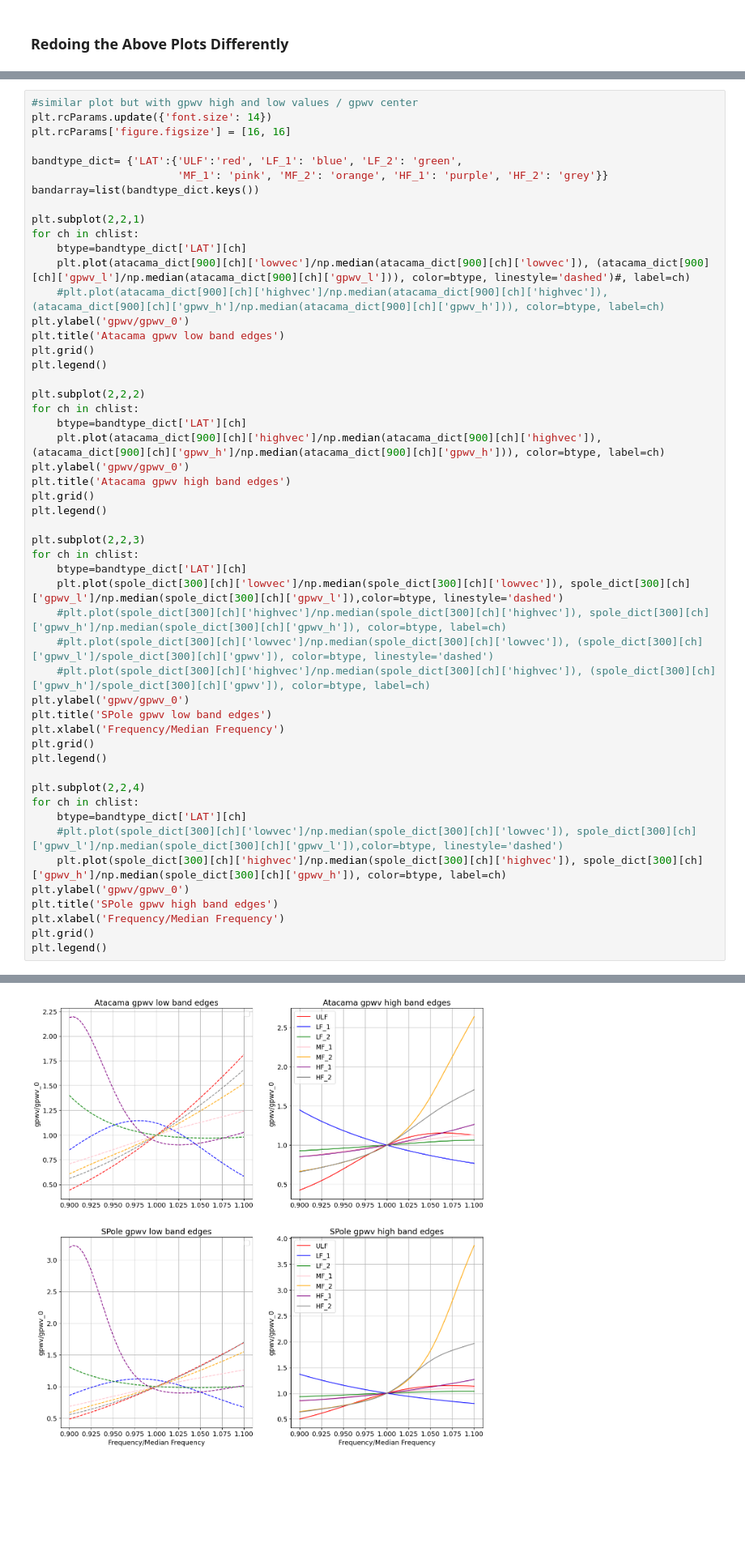
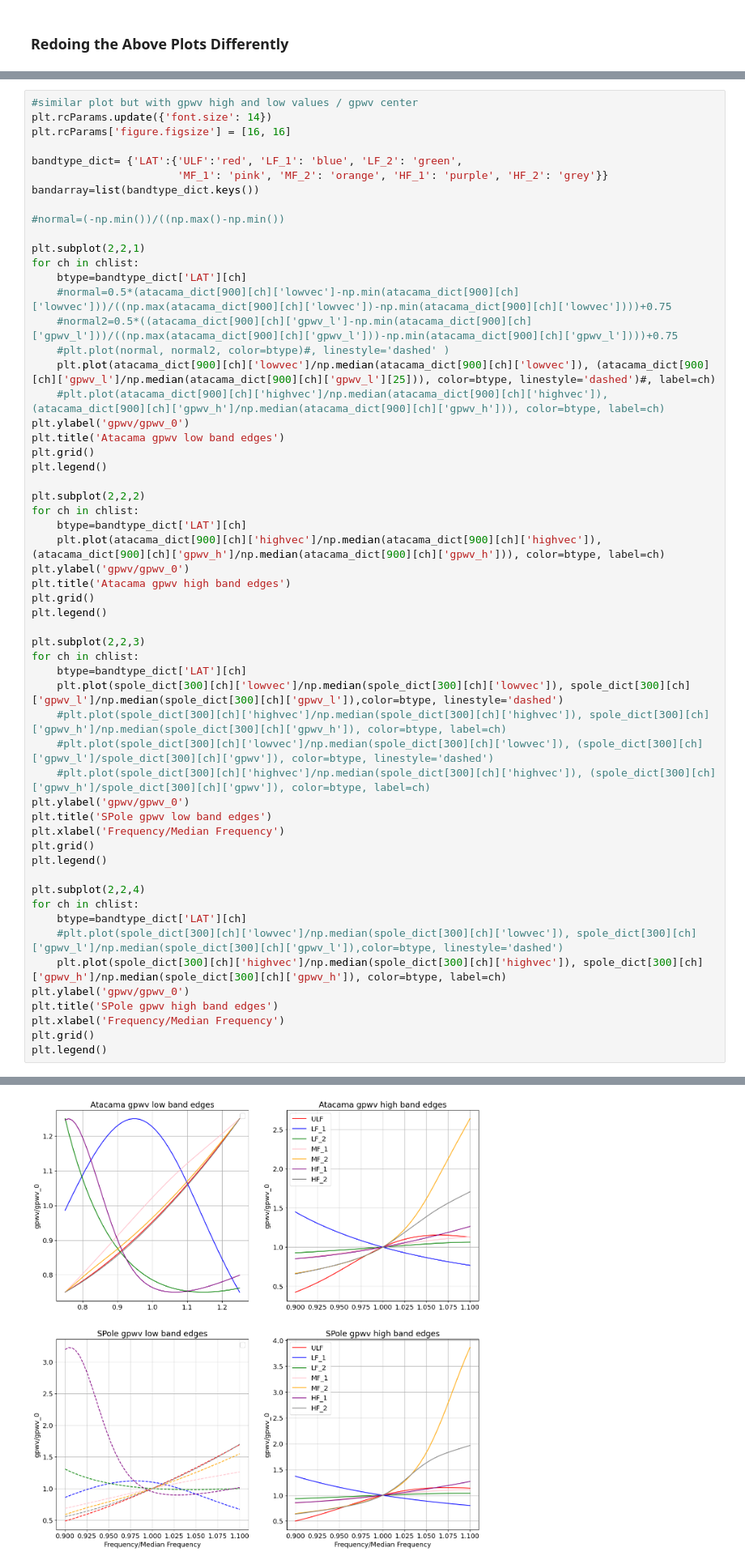
Before and after one commit to JohnRuhl/Atmos_pwv_flucts, a Jupyter notebook: Atmos_pwv_flucts.ipynb, the cells around one changed output, grey strips where cells are left out. Shown at 81% size. Saved outputs shown, nothing was run; the diff lists cells and outputs as text; blank space fills up the shorter version.

Commit message:
new plots adjusted

```diff
--- a/Atmos_pwv_flucts.ipynb
+++ b/Atmos_pwv_flucts.ipynb
@@ -1155,10 +1162,15 @@ bandtype_dict= {'LAT':{'ULF':'red', 'LF_1': 'blue', 'LF_2': 'green',
                        'MF_1': 'pink', 'MF_2': 'orange', 'HF_1': 'purple', 'HF_2': 'grey'}}
 bandarray=list(bandtype_dict.keys())
 
+#normal=(-np.min())/((np.max()-np.min())
+
 plt.subplot(2,2,1)
 for ch in chlist:
     btype=bandtype_dict['LAT'][ch]
-    plt.plot(atacama_dict[900][ch]['lowvec']/np.median(atacama_dict[900][ch]['lowvec']), (atacama_dict[900][ch]['gpwv_l']/np.median(atacama_dict[900][ch]['gpwv_l'])), color=btype, linestyle='dashed')#, label=ch)
+    #normal=0.5*(atacama_dict[900][ch]['lowvec']-np.min(atacama_dict[900][ch]['lowvec']))/((np.max(atacama_dict[900][ch]['lowvec'])-np.min(atacama_dict[900][ch]['lowvec'])))+0.75
+    #normal2=0.5*((atacama_dict[900][ch]['gpwv_l']-np.min(atacama_dict[900][ch]['gpwv_l']))/((np.max(atacama_dict[900][ch]['gpwv_l']))-np.min(atacama_dict[900][ch]['gpwv_l'])))+0.75
+    #plt.plot(normal, normal2, color=btype)#, linestyle='dashed' )
+    plt.plot(atacama_dict[900][ch]['lowvec']/np.median(atacama_dict[900][ch]['lowvec']), (atacama_dict[900][ch]['gpwv_l']/np.median(atacama_dict[900][ch]['gpwv_l'][25])), color=btype, linestyle='dashed')#, label=ch)
     #plt.plot(atacama_dict[900][ch]['highvec']/np.median(atacama_dict[900][ch]['highvec']), (atacama_dict[900][ch]['gpwv_h']/np.median(atacama_dict[900][ch]['gpwv_h'])), color=btype, label=ch)
 plt.ylabel('gpwv/gpwv_0')
 plt.title('Atacama gpwv low band edges')
@@ -1174,31 +1186,31 @@ plt.title('Atacama gpwv high band edges')
 plt.grid()
 plt.legend()
 
 plt.subplot(2,2,3)
 for ch in chlist:
     btype=bandtype_dict['LAT'][ch]
     plt.plot(spole_dict[300][ch]['lowvec']/np.median(spole_dict[300][ch]['lowvec']), spole_dict[300][ch]['gpwv_l']/np.median(spole_dict[300][ch]['gpwv_l']),color=btype, linestyle='dashed')
     #plt.plot(spole_dict[300][ch]['highvec']/np.median(spole_dict[300][ch]['highvec']), spole_dict[300][ch]['gpwv_h']/np.median(spole_dict[300][ch]['gpwv_h']), color=btype, label=ch)
     #plt.plot(spole_dict[300][ch]['lowvec']/np.median(spole_dict[300][ch]['lowvec']), (spole_dict[300][ch]['gpwv_l']/spole_dict[300][ch]['gpwv']), color=btype, linestyle='dashed')
     #plt.plot(spole_dict[300][ch]['highvec']/np.median(spole_dict[300][ch]['highvec']), (spole_dict[300][ch]['gpwv_h']/spole_dict[300][ch]['gpwv']), color=btype, label=ch)
 plt.ylabel('gpwv/gpwv_0')
 plt.title('SPole gpwv low band edges')
 plt.xlabel('Frequency/Median Frequency')
 plt.grid()
 plt.legend()
 
 plt.subplot(2,2,4)
 for ch in chlist:
     btype=bandtype_dict['LAT'][ch]
     #plt.plot(spole_dict[300][ch]['lowvec']/np.median(spole_dict[300][ch]['lowvec']), spole_dict[300][ch]['gpwv_l']/np.median(spole_dict[300][ch]['gpwv_l']),color=btype, linestyle='dashed')
     plt.plot(spole_dict[300][ch]['highvec']/np.median(spole_dict[300][ch]['highvec']), spole_dict[300][ch]['gpwv_h']/np.median(spole_dict[300][ch]['gpwv_h']), color=btype, label=ch)
 plt.ylabel('gpwv/gpwv_0')
 plt.title('SPole gpwv high band edges')
 plt.xlabel('Frequency/Median Frequency')
 plt.grid()
 plt.legend()
 # %% [output]
 No artists with labels found to put in legend.  Note that artists whose label start with an underscore are ignored when legend() is called with no argument.
 No artists with labels found to put in legend.  Note that artists whose label start with an underscore are ignored when legend() is called with no argument.
 <matplotlib.legend.Legend at 0x...>
-[figure, old version]
+[figure, new version]
```
Also changed, not shown: parts of 2 cells of this notebook.
